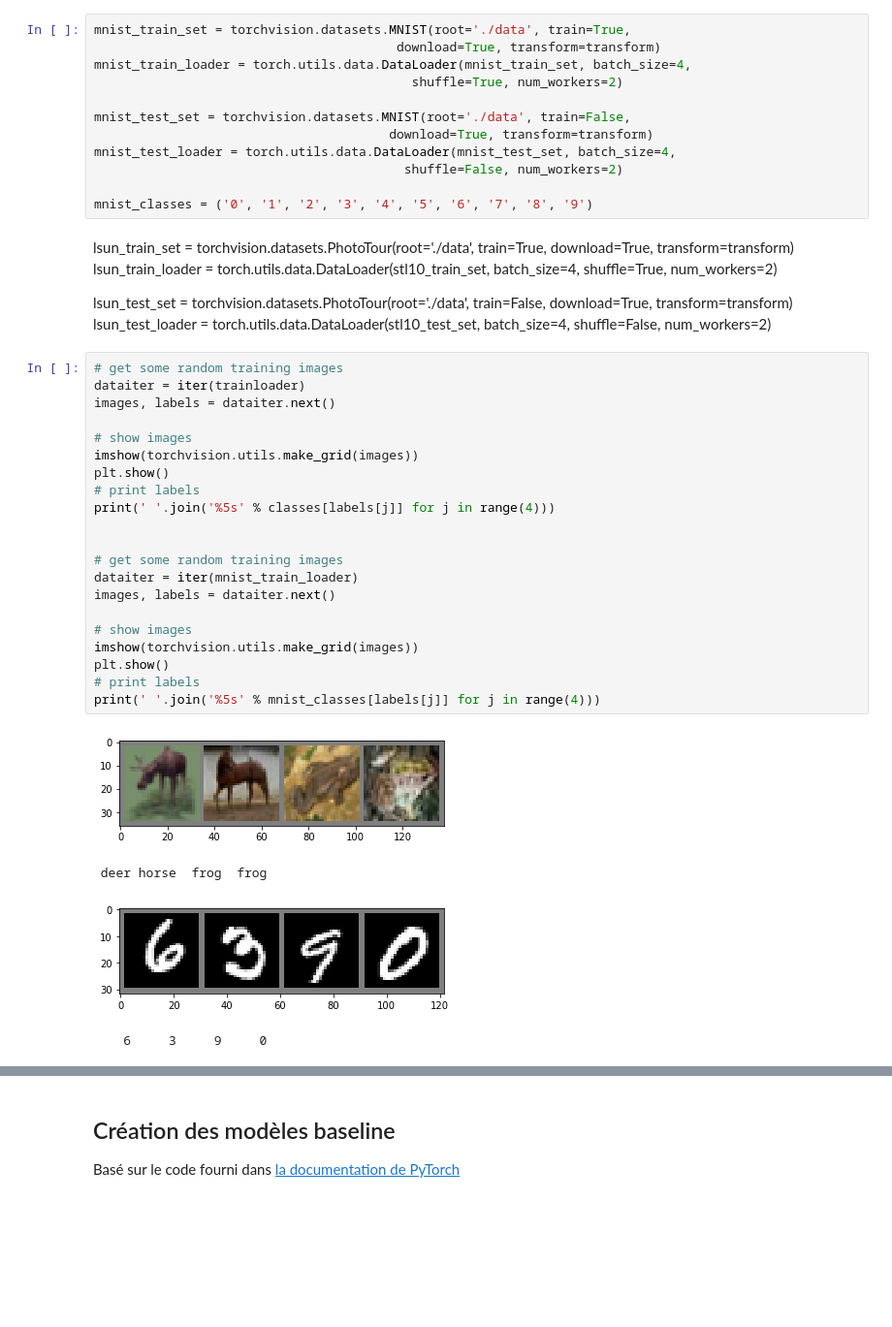
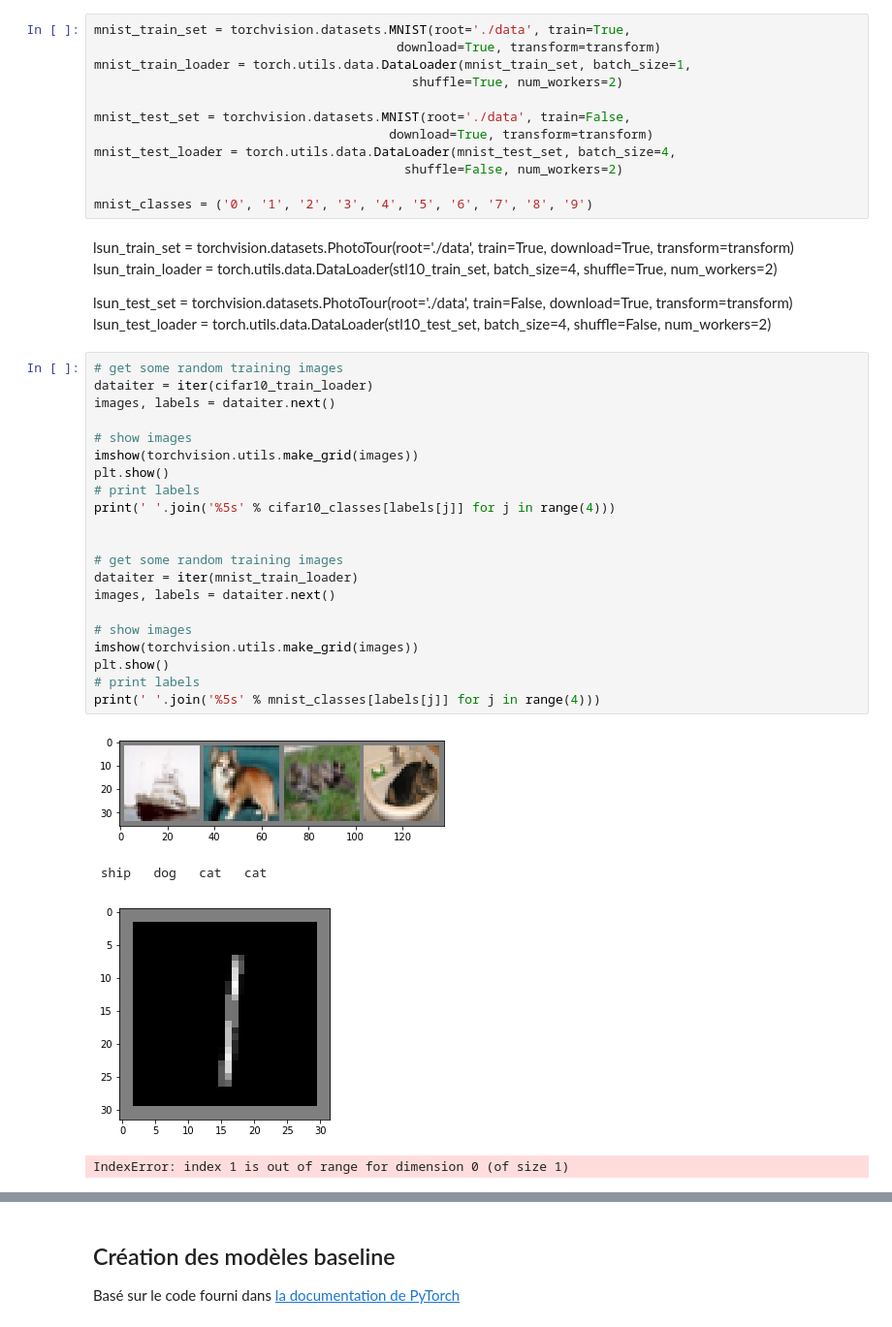
Before and after one commit to andrenasturas/5i850, a Jupyter notebook: Draft.ipynb, the cells around one changed output, grey strips where cells are left out. Shown at 97% size. Cells and saved outputs as stored; diff of their text form; blank space fills up the shorter version.

Commit message:
corrections DEN, chargement mnist variation

```diff
--- a/Draft.ipynb
+++ b/Draft.ipynb
@@ -57,7 +55,7 @@ Files already downloaded and verified
 # %%
 mnist_train_set = torchvision.datasets.MNIST(root='./data', train=True,
                                         download=True, transform=transform)
-mnist_train_loader = torch.utils.data.DataLoader(mnist_train_set, batch_size=4,
+mnist_train_loader = torch.utils.data.DataLoader(mnist_train_set, batch_size=1,
                                           shuffle=True, num_workers=2)
 
 mnist_test_set = torchvision.datasets.MNIST(root='./data', train=False,
@@ -78,28 +76,28 @@ lsun_test_loader = torch.utils.data.DataLoader(stl10_test_set, batch_size=4,
                                          shuffle=False, num_workers=2)
 # %%
 # get some random training images
-dataiter = iter(trainloader)
+dataiter = iter(cifar10_train_loader)
 images, labels = dataiter.next()
 
 # show images
 imshow(torchvision.utils.make_grid(images))
 plt.show()
 # print labels
-print(' '.join('%5s' % classes[labels[j]] for j in range(4)))
+print(' '.join('%5s' % cifar10_classes[labels[j]] for j in range(4)))
 
 
 # get some random training images
 dataiter = iter(mnist_train_loader)
 images, labels = dataiter.next()
 
 # show images
 imshow(torchvision.utils.make_grid(images))
 plt.show()
 # print labels
 print(' '.join('%5s' % mnist_classes[labels[j]] for j in range(4)))
 # %% [output]
-[figure, old version]
+[figure, new version]
- deer horse  frog  frog
+ ship   dog   cat   cat
-[figure, old version]
+[figure, new version]
-    6     3     9     0
+IndexError: index 1 is out of range for dimension 0 (of size 1)
 # %%
```
Also changed, not shown: parts of 20 cells of this notebook, 1 other file.
